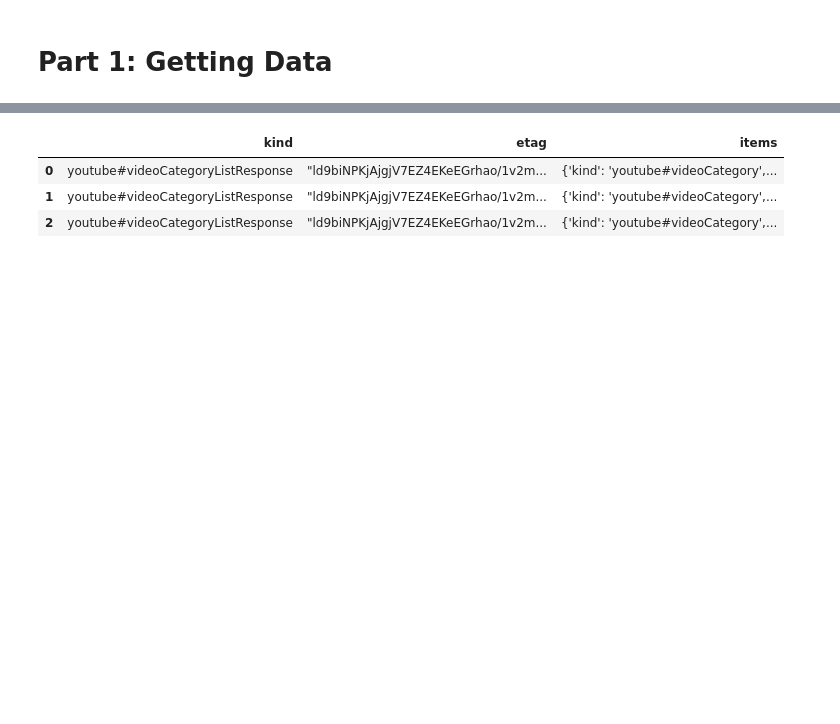
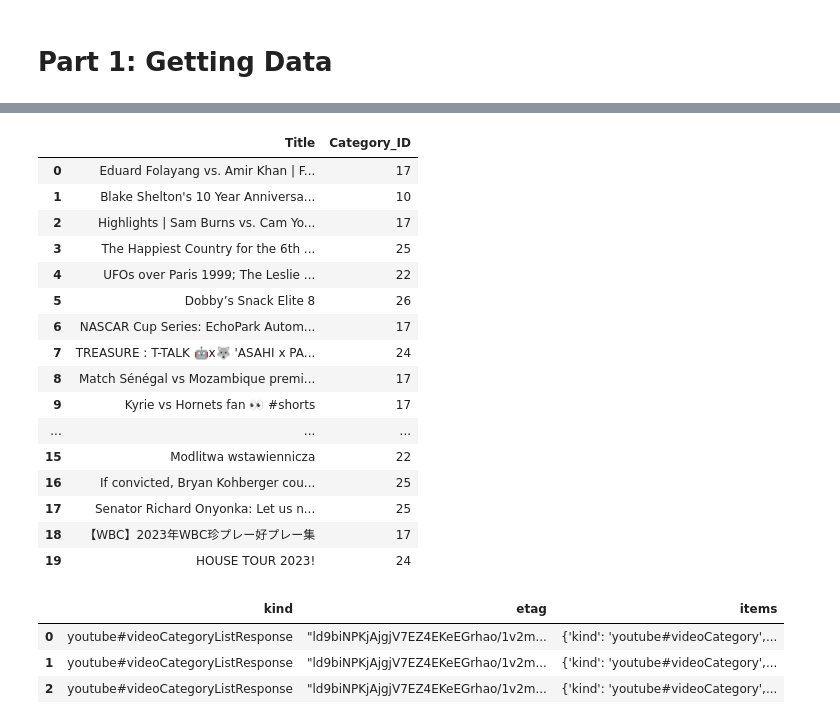
Before and after one commit to jhmarkkk/Youtube_Analysis, a Jupyter notebook: C.ipynb, the cells around one changed output, grey strips where cells are left out. Drawn from its saved outputs; the diff is of its cells as text; code cells hidden in the pictures; blank space fills up the shorter version.

```diff
--- a/C.ipynb
+++ b/C.ipynb
@@ -646,6 +646,26 @@ keep_columns = ['title','categoryId']
 new_vids = vids[keep_columns]
 new_vids.to_csv("newvids.csv", index=False)
 new_vids = pd.read_csv("newvids.csv", header=0, names=['Title','Category_ID'])
+# %%
+new_vids.head(20)
+# %% [output]
+|  | Title | Category_ID |
+| 0 | Eduard Folayang vs. Amir Khan | F... | 17 |
+| 1 | Blake Shelton's 10 Year Anniversa... | 10 |
+| 2 | Highlights | Sam Burns vs. Cam Yo... | 17 |
+| 3 | The Happiest Country for the 6th ... | 25 |
+| 4 | UFOs over Paris 1999; The Leslie ... | 22 |
+| 5 | Dobby’s Snack Elite 8 | 26 |
+| 6 | NASCAR Cup Series: EchoPark Autom... | 17 |
+| 7 | TREASURE : T-TALK 🤖x🐺 'ASAHI x PA... | 24 |
+| 8 | Match Sénégal vs Mozambique premi... | 17 |
+| 9 | Kyrie vs Hornets fan 👀 #shorts | 17 |
+| ... | ... | ... |
+| 15 | Modlitwa wstawiennicza | 22 |
+| 16 | If convicted, Bryan Kohberger cou... | 25 |
+| 17 | Senator Richard Onyonka: Let us n... | 25 |
+| 18 | 【WBC】2023年WBC珍プレー好プレー集 | 17 |
+| 19 | HOUSE TOUR 2023! | 24 |
 # %%
 Categories_JSON = pd.read_json("category_id.json")
 Categories_JSON.head(3)
```
Also changed, not shown: parts of 15 cells of this notebook.
